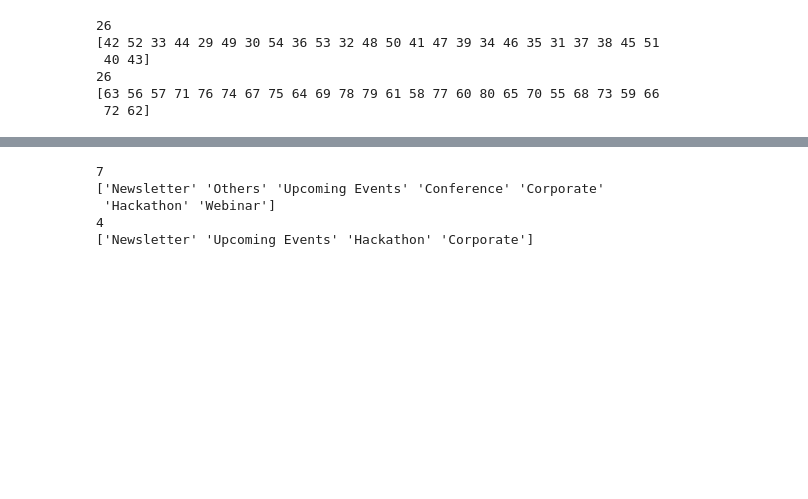
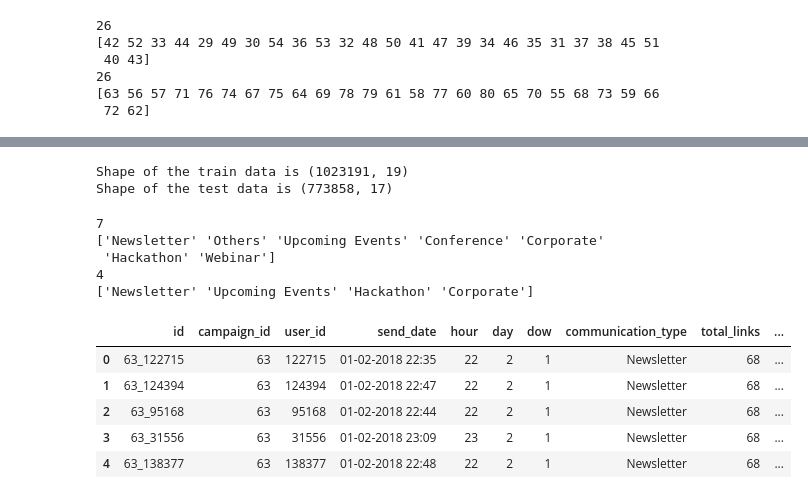
Before and after one commit to ViswanathRavindran/AV-Competitions, a Jupyter notebook: LOM/EDA.ipynb, the cells around one changed output, grey strips where cells are left out. Drawn from its saved outputs; the diff is of its cells as text; code cells hidden in the pictures; blank space fills up the shorter version.

```diff
--- a/LOM/EDA.ipynb
+++ b/LOM/EDA.ipynb
@@ -85,0 +109,31 @@ print(test_df.campaign_id.unique())
+# %%
+from nltk.tokenize import word_tokenize, sent_tokenize
+from nltk.corpus import stopwords
+stop = set(stopwords.words('english'))
+from string import punctuation
+from collections import Counter
+import re
+# %%
+def tokenizer(text):
+    try:
+        tokens_ = [word_tokenize(sent) for sent in sent_tokenize(text)]
+
+        tokens = []
+        for token_by_sent in tokens_:
+            tokens += token_by_sent
+
+        tokens = list(filter(lambda t: t.lower() not in stop, tokens))
+        tokens = list(filter(lambda t: t not in punctuation, tokens))
+        tokens = list(filter(lambda t: t not in [u"'s", u"n't", u"...", u"''", u'``'], tokens))
+        filtered_tokens = []
+        for token in tokens:
+            if re.search('[a-zA-Z]', token):
+                filtered_tokens.append(token)
+
+        filtered_tokens = list(map(lambda token: token.lower(), filtered_tokens))
+
+        return filtered_tokens
+    except Error as e:
+        print(e)
+# %%
+camp['sub_tokens'] = camp['subject'].map(tokenizer)
@@ -85,0 +160,2 @@ print(test_df.campaign_id.unique())
+# %%
+camp['email_tokens'] = camp['email_body'].map(tokenizer)
@@ -86,3 +185,11 @@ print(test_df.campaign_id.unique())
+# %%
+train_df = pd.merge(train, camp, on='campaign_id')
+test_df = pd.merge(test, camp, on='campaign_id')
+print('Shape of the train data is', train_df.shape)
+print('Shape of the test data is', test_df.shape)
+# %% [output]
+Shape of the train data is (1023191, 19)
+Shape of the test data is (773858, 17)
 # %%
 print(train_df.communication_type.nunique())
 print(train_df.communication_type.unique())
@@ -94,3 +201,12 @@ print(test_df.communication_type.unique())
  'Hackathon' 'Webinar']
 4
 ['Newsletter' 'Upcoming Events' 'Hackathon' 'Corporate']
+# %%
+test_df.head()
+# %% [output]
+|  | id | campaign_id | user_id | send_date | hour | day | dow | communication_type | total_links | ... |
+| 0 | 63_122715 | 63 | 122715 | 01-02-2018 22:35 | 22 | 2 | 1 | Newsletter | 68 | ... |
+| 1 | 63_124394 | 63 | 124394 | 01-02-2018 22:47 | 22 | 2 | 1 | Newsletter | 68 | ... |
+| 2 | 63_95168 | 63 | 95168 | 01-02-2018 22:44 | 22 | 2 | 1 | Newsletter | 68 | ... |
+| 3 | 63_31556 | 63 | 31556 | 01-02-2018 23:09 | 23 | 2 | 1 | Newsletter | 68 | ... |
+| 4 | 63_138377 | 63 | 138377 | 01-02-2018 22:48 | 22 | 2 | 1 | Newsletter | 68 | ... |
```
Also changed, not shown: parts of 47 cells of this notebook.
